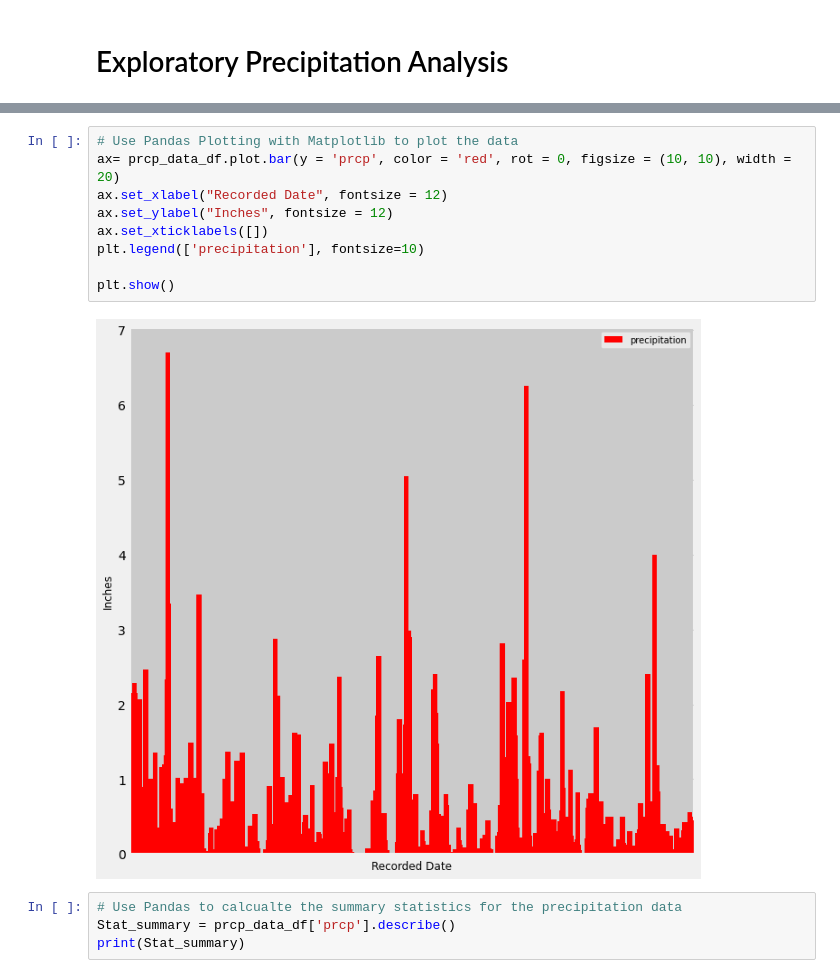
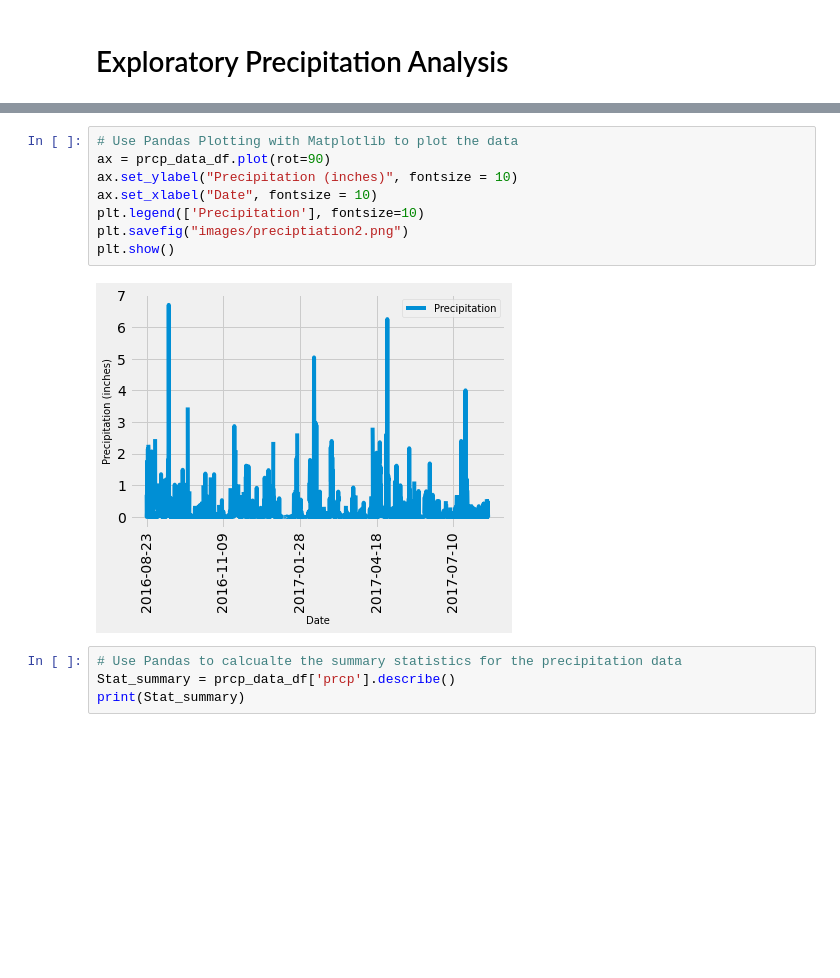
Before and after one commit to Lepto/SQLAlchemy-Challenge, a Jupyter notebook: climate_starter.ipynb, the cells around one changed output, grey strips where cells are left out. Drawn from its saved outputs; the diff is of its cells as text; blank space fills up the shorter version.

```diff
--- a/climate_starter.ipynb
+++ b/climate_starter.ipynb
@@ -122,15 +122,14 @@ prcp_data_df.head(50)
 | 2016-08-30 | 0.02 |
 # %%
 # Use Pandas Plotting with Matplotlib to plot the data
-ax= prcp_data_df.plot.bar(y = 'prcp', color = 'red', rot = 0, figsize = (10, 10), width = 20)
-ax.set_xlabel("Recorded Date", fontsize = 12)
-ax.set_ylabel("Inches", fontsize = 12)
-ax.set_xticklabels([])
-plt.legend(['precipitation'], fontsize=10)
-
+ax = prcp_data_df.plot(rot=90)
+ax.set_ylabel("Precipitation (inches)", fontsize = 10)
+ax.set_xlabel("Date", fontsize = 10)
+plt.legend(['Precipitation'], fontsize=10)
+plt.savefig("images/preciptiation2.png")
 plt.show()
 # %% [output]
-[figure, old version]
+[figure, new version]
 # %%
 # Use Pandas to calcualte the summary statistics for the precipitation data
 Stat_summary = prcp_data_df['prcp'].describe()
```
Also changed, not shown: parts of 7 cells of this notebook, 2 other files.
